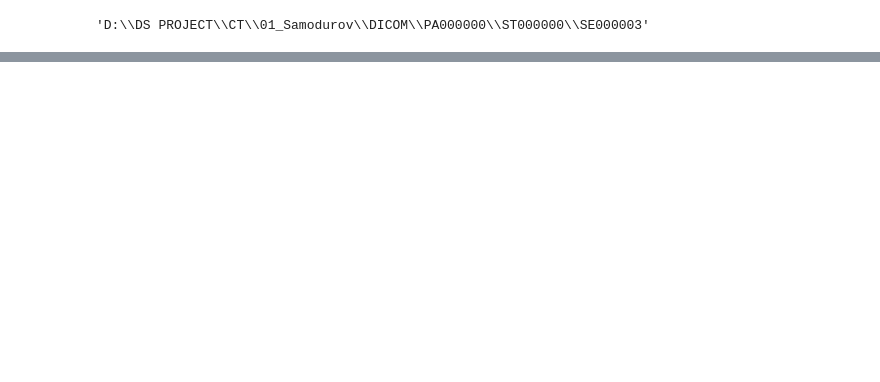
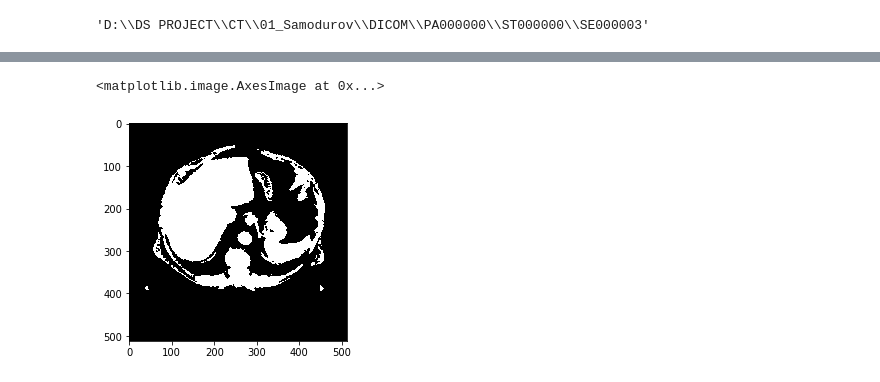
Before and after one commit to IUCVLab/ctscan, a Jupyter notebook: Aorta Segmentation of CT scan Images.ipynb, the cells around one changed output, grey strips where cells are left out. Drawn from its saved outputs; the diff is of its cells as text; code cells hidden in the pictures; blank space fills up the shorter version.

```diff
--- a/Aorta Segmentation of CT scan Images.ipynb
+++ b/Aorta Segmentation of CT scan Images.ipynb
@@ -96,3 +102,17 @@ plt.imshow(masked_image, cmap='gray')
+# %%
+from cv2 import erode
+
+img = masked_image.astype('uint8')
+img = cv2.fastNlMeansDenoising(img, 7.0, 1, 1)
+img = cv2.GaussianBlur(img,(5, 5),0)
+
+kernel = np.ones((2,2),dtype=np.uint8) # this must be tuned
+img=erode(img,kernel)
+
+plt.imshow(img, cmap='gray')
+# %% [output]
+<matplotlib.image.AxesImage at 0x...>
+[figure, added]
 # %%
 import math
 
```
Also changed, not shown: parts of 6 cells of this notebook.
